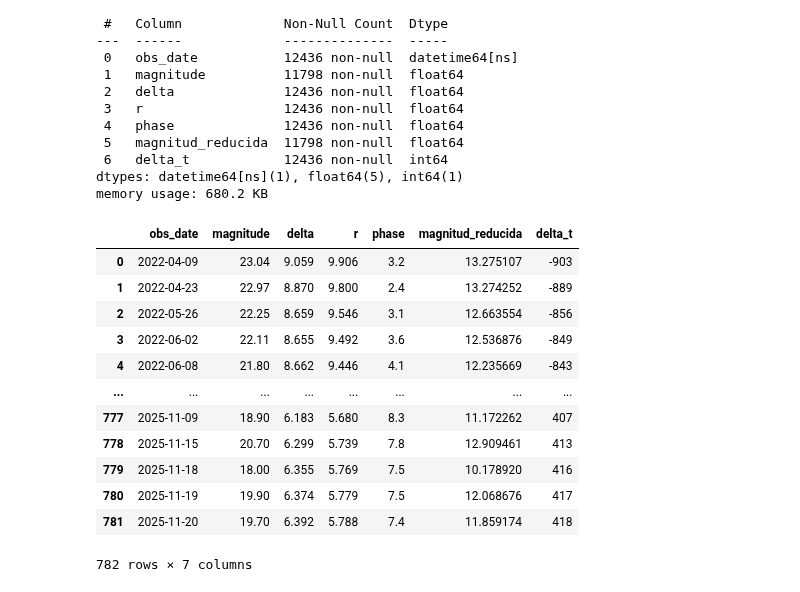
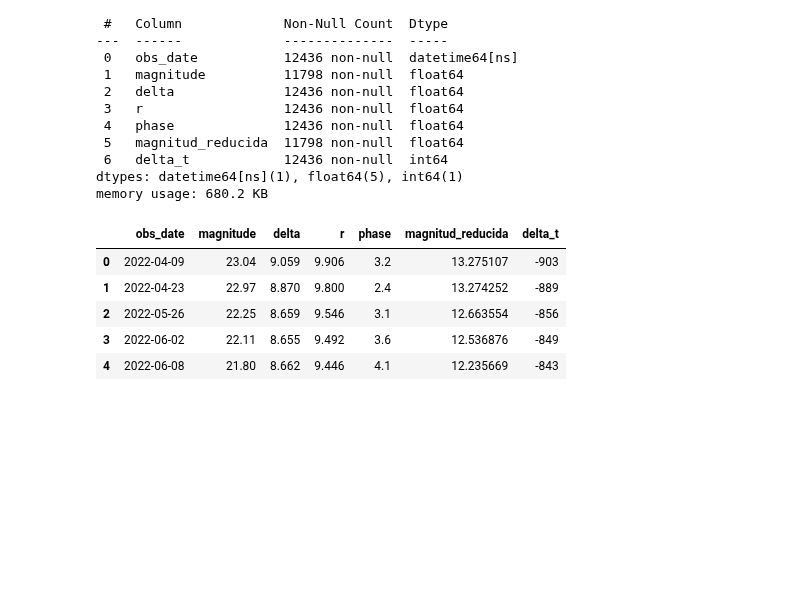
Before and after one commit to sperezp23/Analisador_de_cometas_MPC_Obs_API, a Jupyter notebook: Cometa_MPC_COBS.ipynb, the cells around one changed output. Cells and saved outputs as stored; diff of their text form; code cells hidden in the pictures; blank space fills up the shorter version.

```diff
--- a/Cometa_MPC_COBS.ipynb
+++ b/Cometa_MPC_COBS.ipynb
@@ -67,21 +58,14 @@ memory usage: 680.2 KB
 # %%
 curva_de_luz_min_COBS_MPC_df = curva_de_luz_procesada_COBS_MPC_df.groupby(by = 'obs_date').min()
 curva_de_luz_min_COBS_MPC_df.reset_index(inplace = True)
-curva_de_luz_min_COBS_MPC_df
+curva_de_luz_min_COBS_MPC_df.head()
 # %% [output]
 |  | obs_date | magnitude | delta | r | phase | magnitud_reducida | delta_t |
 | 0 | 2022-04-09 | 23.04 | 9.059 | 9.906 | 3.2 | 13.275107 | -903 |
 | 1 | 2022-04-23 | 22.97 | 8.870 | 9.800 | 2.4 | 13.274252 | -889 |
 | 2 | 2022-05-26 | 22.25 | 8.659 | 9.546 | 3.1 | 12.663554 | -856 |
 | 3 | 2022-06-02 | 22.11 | 8.655 | 9.492 | 3.6 | 12.536876 | -849 |
 | 4 | 2022-06-08 | 21.80 | 8.662 | 9.446 | 4.1 | 12.235669 | -843 |
-| ... | ... | ... | ... | ... | ... | ... | ... |
-| 777 | 2025-11-09 | 18.90 | 6.183 | 5.680 | 8.3 | 11.172262 | 407 |
-| 778 | 2025-11-15 | 20.70 | 6.299 | 5.739 | 7.8 | 12.909461 | 413 |
-| 779 | 2025-11-18 | 18.00 | 6.355 | 5.769 | 7.5 | 10.178920 | 416 |
-| 780 | 2025-11-19 | 19.90 | 6.374 | 5.779 | 7.5 | 12.068676 | 417 |
-| 781 | 2025-11-20 | 19.70 | 6.392 | 5.788 | 7.4 | 11.859174 | 418 |
-782 rows × 7 columns
 # %%
 numero_elementos_grupo = 7
 
```
Also changed, not shown: parts of 6 cells of this notebook, 1 other file.
